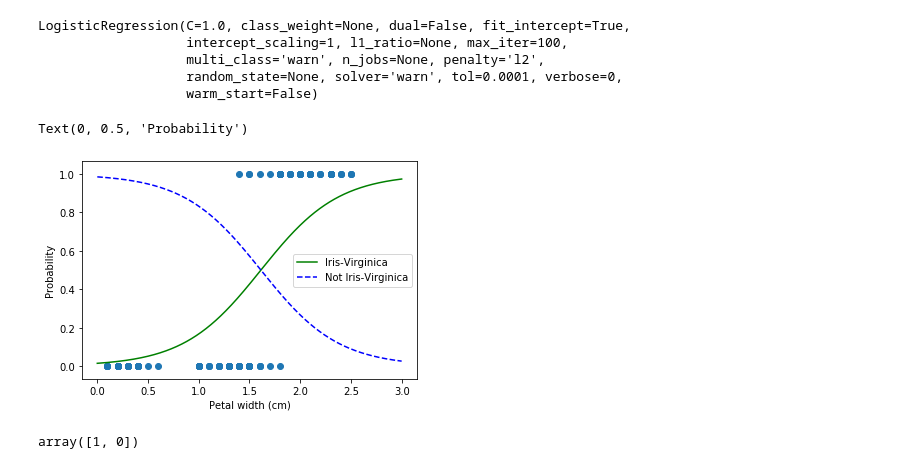
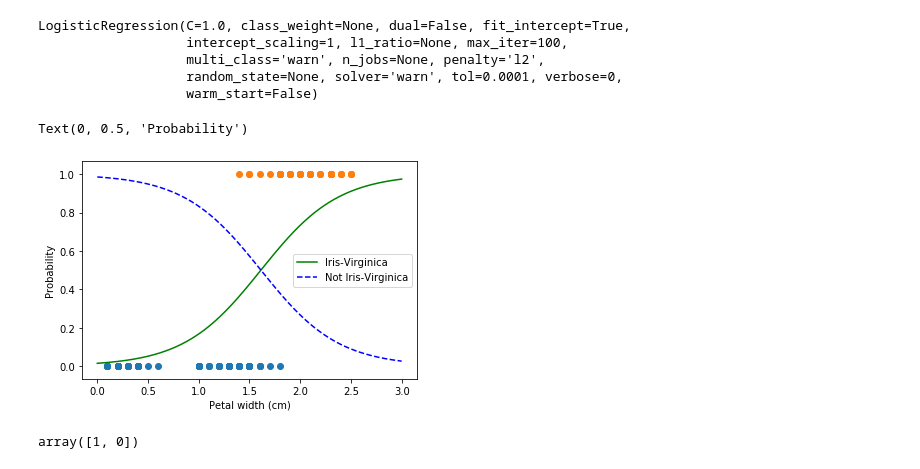
Before and after one commit to SagarDePrem/TF_essentials, a Jupyter notebook: Classification/Iris Dataset - Logistic, Softmax.ipynb, the cells around one changed output. Cells and saved outputs as stored; diff of their text form; code cells hidden in the pictures.

Commit message:
Decision boundary plots added

```diff
--- a/Classification/Iris Dataset - Logistic, Softmax.ipynb
+++ b/Classification/Iris Dataset - Logistic, Softmax.ipynb
@@ -13,6 +13,9 @@ list(iris.keys())
 # %%
 X = iris["data"][:, 3:] # petal width
 y = (iris["target"] == 2).astype(np.int) # 1 if Iris-Virginica, else 0
+# %%
+X0 = X[np.where(y==0)]
+X1 = X[np.where(y==1)]
 # %%
 log_reg = LogisticRegression()
 log_reg.fit(X, y)
@@ -25,15 +28,16 @@ LogisticRegression(C=1.0, class_weight=None, dual=False, fit_intercept=True,
 # %%
 X_new = np.linspace(0, 3, 1000).reshape(-1, 1)
 y_proba = log_reg.predict_proba(X_new)
 plt.plot(X_new, y_proba[:, 1], "g-", label="Iris-Virginica")
 plt.plot(X_new, y_proba[:, 0], "b--", label="Not Iris-Virginica")
-plt.scatter(X,y)
+plt.scatter(X0,y[np.where(y==0)])
+plt.scatter(X1,y[np.where(y==1)])
 plt.legend()
 plt.xlabel('Petal width (cm)')
 plt.ylabel('Probability')
 # %% [output]
 Text(0, 0.5, 'Probability')
-[figure, old version]
+[figure, new version]
 # %%
 log_reg.predict([[1.7], [1.5]])
 # %% [output]
```
Also changed, not shown: parts of 2 cells of this notebook, 1 other file.
